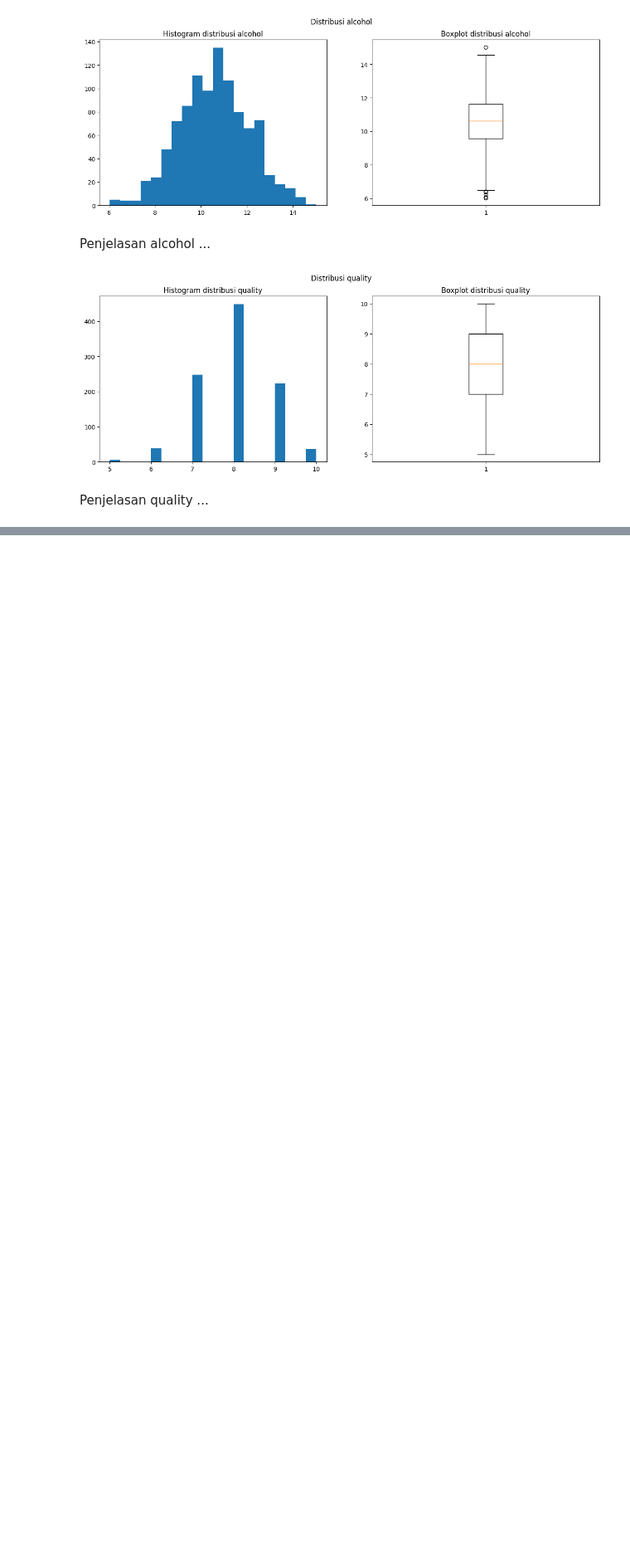
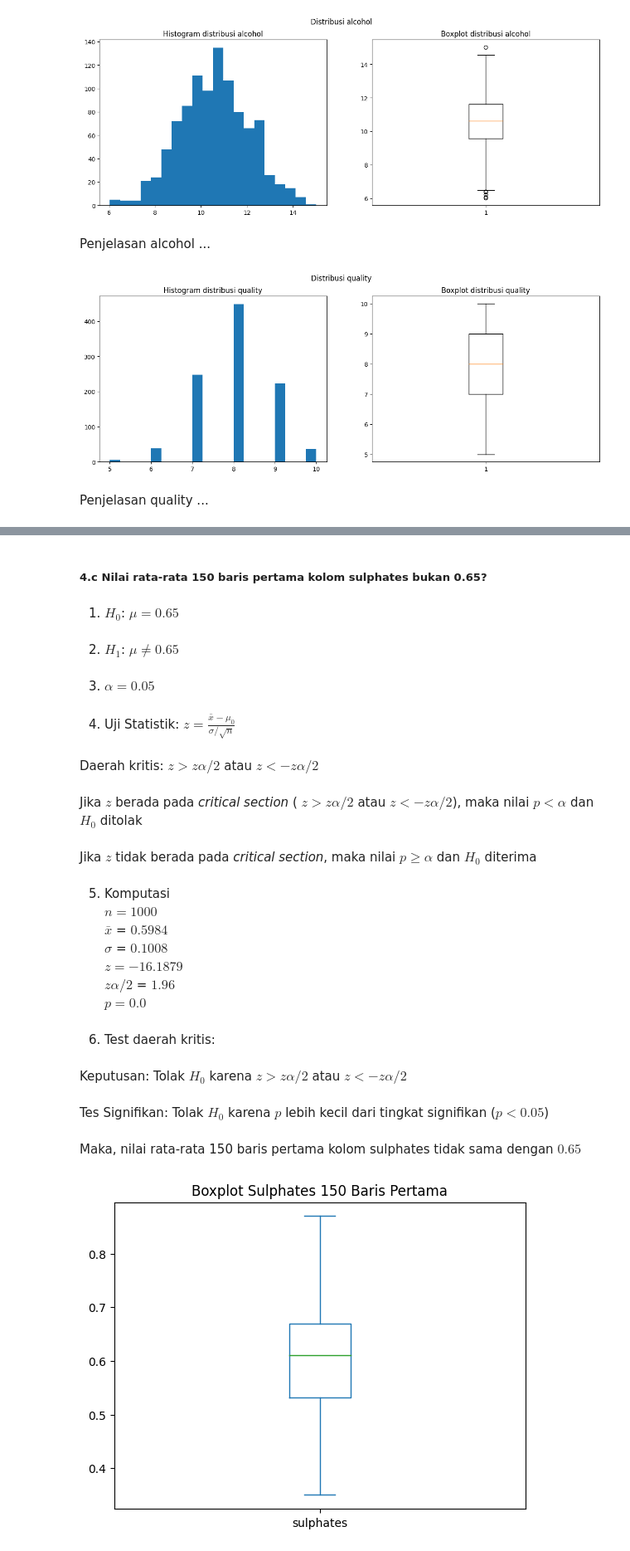
Before and after one commit to febryanarota/Tugas-Besar-Probstat, a Jupyter notebook: main.ipynb, the cells around one changed output, grey strips where cells are left out. Shown: that part at 83% size. Saved outputs shown, nothing was run; the diff lists cells and outputs as text; code cells hidden in the pictures; blank space fills up the shorter version.

```diff
--- a/main.ipynb
+++ b/main.ipynb
@@ -165 +270,53 @@ Penjelasan quality ...
+# %% [markdown]
+##### 4.c Nilai rata-rata 150 baris pertama kolom sulphates bukan 0.65?
+# %%
+data = df["sulphates"]
+miu_0 = 0.65
+alpha = 0.05
+x_bar = data.mean()
+std = data.std()
+n = len(data)
+root_n = np.sqrt(len(data))
+z_alpha = st.norm.ppf(1 - alpha /2)
+z = (x_bar - miu_0) / (std / root_n)
+p_value = 1-abs(st.norm.cdf(z)-st.norm.cdf(-1*z))
+
+display(Markdown(f"1. $H_0$:  $μ = {miu_0}$"))
+display(Markdown(f"2. $H_1$:  $μ ≠ {miu_0}$"))
+display(Markdown(f"3. $\\alpha = 0.05$"))
+display(Markdown("4. Uji Statistik:  $ z =\\frac{\\bar{x_{}} - μ_{0}} {\\sigma/\\sqrt{n}} $"))
+display(Markdown(f"Daerah kritis: $z > z\\alpha/2$ atau $z < -z\\alpha/2$"))
+display(Markdown(f"Jika $z$ berada pada *critical section* ( $z > z\\alpha/2$ atau $z < -z\\alpha/2$), maka nilai $p < \\alpha$ dan $H_0$ ditolak"))
+display(Markdown(f"Jika $z$ tidak berada pada *critical section*, maka nilai $p ≥ \\alpha$ dan $H_0$ diterima"))
+
+display(Markdown(f"5. Komputasi<br>  $n = {n}$ <br>$\\bar x$ = ${round(x_bar, 4)}$ <br> $\\sigma $ = ${round(std, 4)}$<br> $z = {round(z, 4)}$<br> $z\\alpha/2$ = ${round(z_alpha, 4)}$<br> $p = {p_value}$<br> "))
+display(Markdown(f"6. Test daerah kritis: "))
+
+
+if z < -z_alpha or z > z_alpha:
+    display(Markdown(f"Keputusan: Tolak $H_0$ karena $z > z\\alpha/2$ atau $z < -z\\alpha/2$"))
+    display(Markdown(f"Tes Signifikan: Tolak $H_0$ karena $p$ lebih kecil dari tingkat signifikan ($p < {alpha}$)"))
+    display(Markdown(f"Maka, nilai rata-rata 150 baris pertama kolom sulphates tidak sama dengan ${miu_0}$"))
+else:
+    display(Markdown(f"Keputusan: Tidak menolak $H_0$ karena $-z\\alpha/2 < z < z\\alpha/2$" ))
+    display(Markdown(f"Tes Signifikan: Tidak menolak $H_0$ dikarenakan $p$ lebih besar atau sama dengan tingkat signifikan ($p ≥ {alpha}$)"))
+    display(Markdown(f"Maka, nilai rata-rata 150 baris pertama kolom sulphates sama dengan ${miu_0}$"))
+
+data.head(150).plot(kind="box")
+plt.title("Boxplot Sulphates 150 Baris Pertama")
+plt.show()
+# %% [output]
+1. $H_0$:  $μ = 0.65$
+2. $H_1$:  $μ ≠ 0.65$
+3. $\alpha = 0.05$
+4. Uji Statistik:  $ z =\frac{\bar{x_{}} - μ_{0}} {\sigma/\sqrt{n}} $
+Daerah kritis: $z > z\alpha/2$ atau $z < -z\alpha/2$
+Jika $z$ berada pada *critical section* ( $z > z\alpha/2$ atau $z < -z\alpha/2$), maka nilai $p < \alpha$ dan $H_0$ ditolak
+Jika $z$ tidak berada pada *critical section*, maka nilai $p ≥ \alpha$ dan $H_0$ diterima
+5. Komputasi<br>  $n = 1000$ <br>$\bar x$ = $0.5984$ <br> $\sigma $ = $0.1008$<br> $z = -16.1879$<br> $z\alpha/2$ = $1.96$<br> $p = 0.0$<br>
+6. Test daerah kritis:
+Keputusan: Tolak $H_0$ karena $z > z\alpha/2$ atau $z < -z\alpha/2$
+Tes Signifikan: Tolak $H_0$ karena $p$ lebih kecil dari tingkat signifikan ($p < 0.05$)
+Maka, nilai rata-rata 150 baris pertama kolom sulphates tidak sama dengan $0.65$
+[figure, added]
 # %% [markdown]
```
Also changed, not shown: parts of 11 cells of this notebook.
